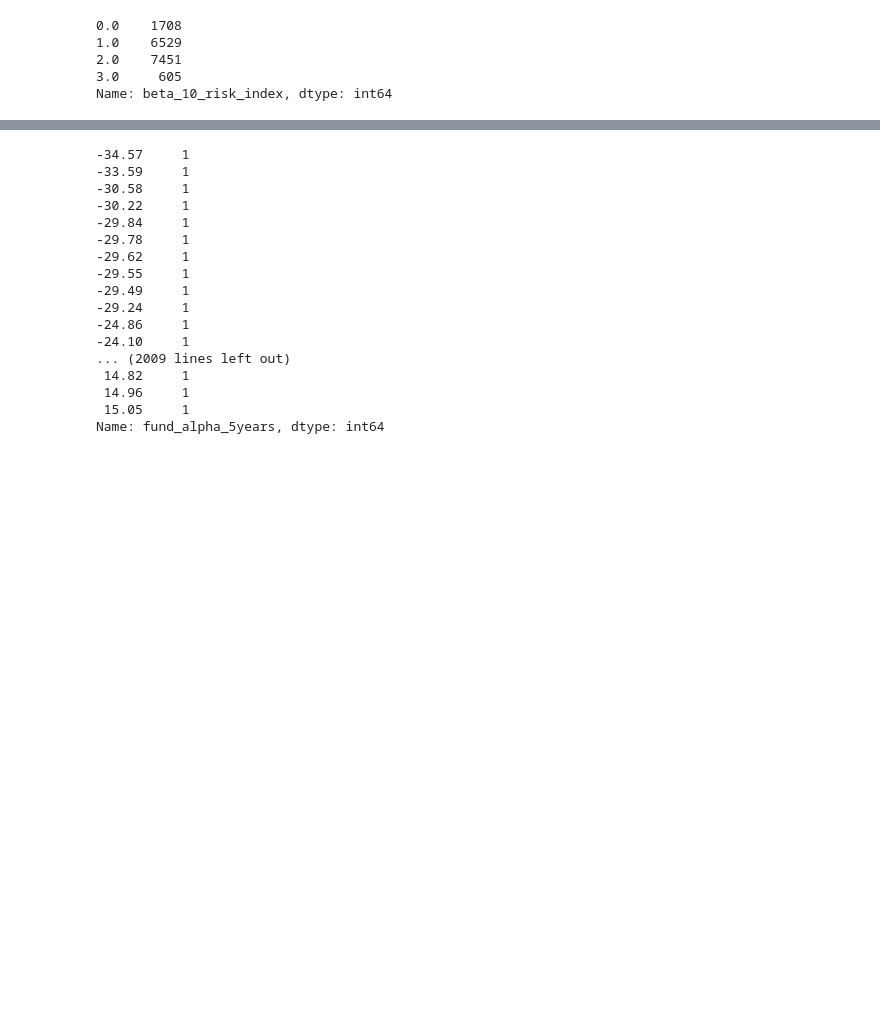
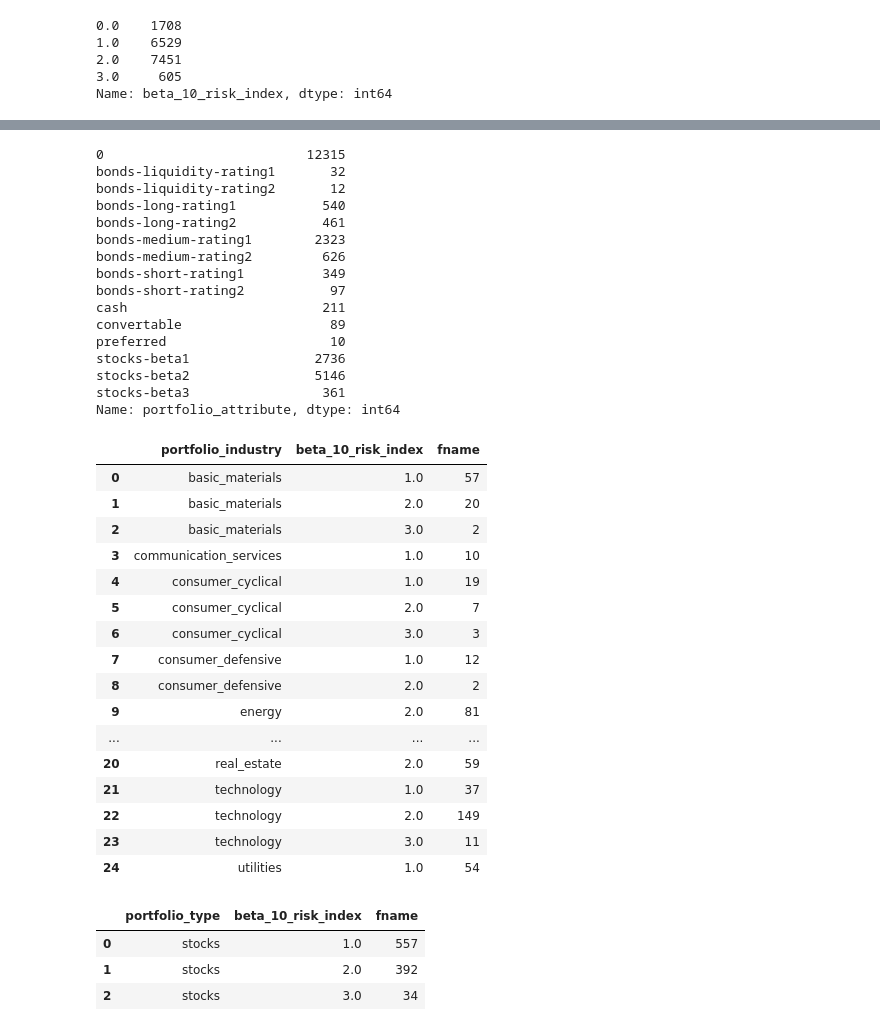
Before and after one commit to davidgozalo/ih_datamadpt0420_final_project, a Jupyter notebook: notebooks/Data_acquisition_products.ipynb, the cells around one changed output, grey strips where cells are left out. Cells and saved outputs as stored; diff of their text form; code cells hidden in the pictures; blank space fills up the shorter version.

Commit message:
second update products

```diff
--- a/notebooks/Data_acquisition_products.ipynb
+++ b/notebooks/Data_acquisition_products.ipynb
@@ -733,9 +724,7 @@ products_clean=products[products["exclussion"]==0]
 # %%
 #display(products["fund_extended_name"])
 # %%
-products[['First','Last']] = df.Name.str.split(" ",expand=True,)
+products[['fname','fclass']] = products.fund_extended_name.str.split("Fund ", n=1, expand=True)
-# %%
-products[['fname','class']] = products.fund_extended_name.str.split("Fund ", n=1, expand=True)
 # %%
 products.columns
 # %% [output]
@@ -781,20 +872,21 @@ Index(['fund_name', 'fund_extended_name', 'category', 'fund_family',
 # %%
-products["fund_alpha_5years"].value_counts().sort_index()
+products["portfolio_attribute"].value_counts().sort_index()
 # %% [output]
--34.57     1
--33.59     1
--30.58     1
--30.22     1
--29.84     1
--29.78     1
--29.62     1
--29.55     1
--29.49     1
--29.24     1
--24.86     1
--24.10     1
-... (2009 lines left out)
- 14.82     1
- 14.96     1
- 15.05     1
-Name: fund_alpha_5years, dtype: int64
+0                          12315
+bonds-liquidity-rating1       32
+bonds-liquidity-rating2       12
+bonds-long-rating1           540
+bonds-long-rating2           461
+bonds-medium-rating1        2323
+bonds-medium-rating2         626
+bonds-short-rating1          349
+bonds-short-rating2           97
+cash                         211
+convertable                   89
+preferred                     10
+stocks-beta1                2736
+stocks-beta2                5146
+stocks-beta3                 361
+Name: portfolio_attribute, dtype: int64
+# %%
+products_sel=products[(products["portfolio_type"]=="stocks")&(products["portfolio_industry"]!="0")&(products["beta_10_risk_index"]!=0)]
@@ -800,0 +895,22 @@ Name: fund_alpha_5years, dtype: int64
+# %%
+products_sel2=products_sel[["portfolio_industry","beta_10_risk_index","fname"]]
+# %%
+products_sel2.groupby(['portfolio_industry',"beta_10_risk_index"]).count().reset_index()
+# %% [output]
+|  | portfolio_industry | beta_10_risk_index | fname |
+| 0 | basic_materials | 1.0 | 57 |
+| 1 | basic_materials | 2.0 | 20 |
+| 2 | basic_materials | 3.0 | 2 |
+| 3 | communication_services | 1.0 | 10 |
+| 4 | consumer_cyclical | 1.0 | 19 |
+| 5 | consumer_cyclical | 2.0 | 7 |
+| 6 | consumer_cyclical | 3.0 | 3 |
+| 7 | consumer_defensive | 1.0 | 12 |
+| 8 | consumer_defensive | 2.0 | 2 |
+| 9 | energy | 2.0 | 81 |
+| ... | ... | ... | ... |
+| 20 | real_estate | 2.0 | 59 |
+| 21 | technology | 1.0 | 37 |
+| 22 | technology | 2.0 | 149 |
+| 23 | technology | 3.0 | 11 |
+| 24 | utilities | 1.0 | 54 |
@@ -800,0 +919,7 @@ Name: fund_alpha_5years, dtype: int64
+# %%
+products_sel3.groupby(['portfolio_type',"beta_10_risk_index"]).count().reset_index()
+# %% [output]
+|  | portfolio_type | beta_10_risk_index | fname |
+| 0 | stocks | 1.0 | 557 |
+| 1 | stocks | 2.0 | 392 |
+| 2 | stocks | 3.0 | 34 |
```
Also changed, not shown: parts of 19 cells of this notebook.
